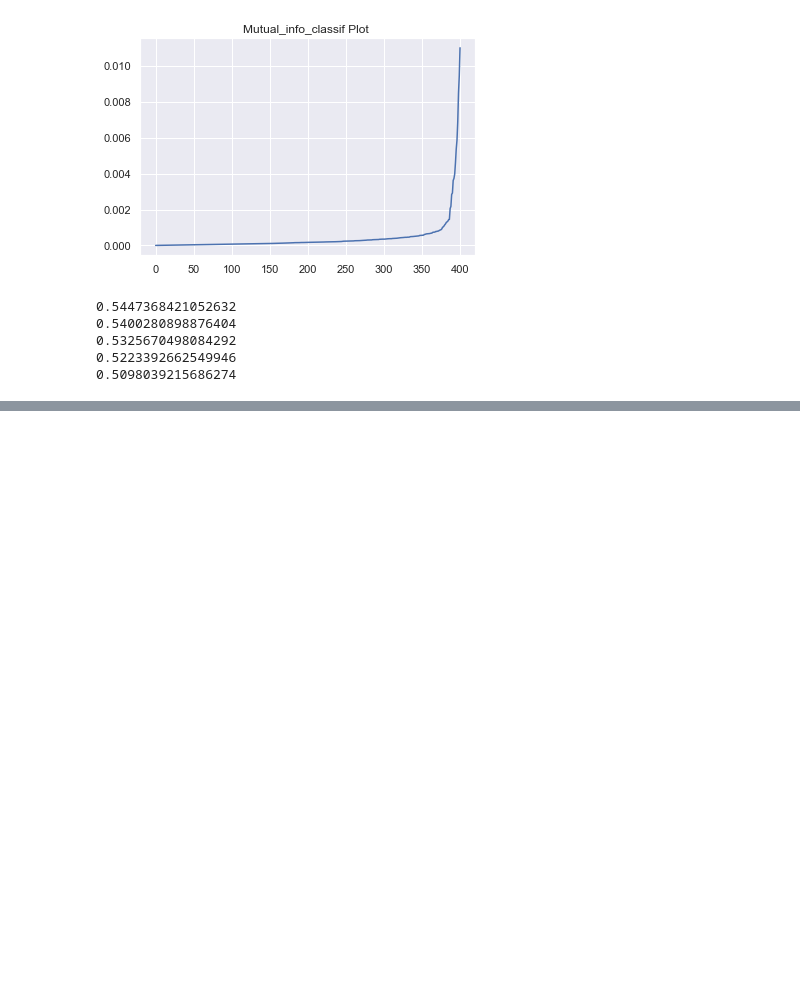
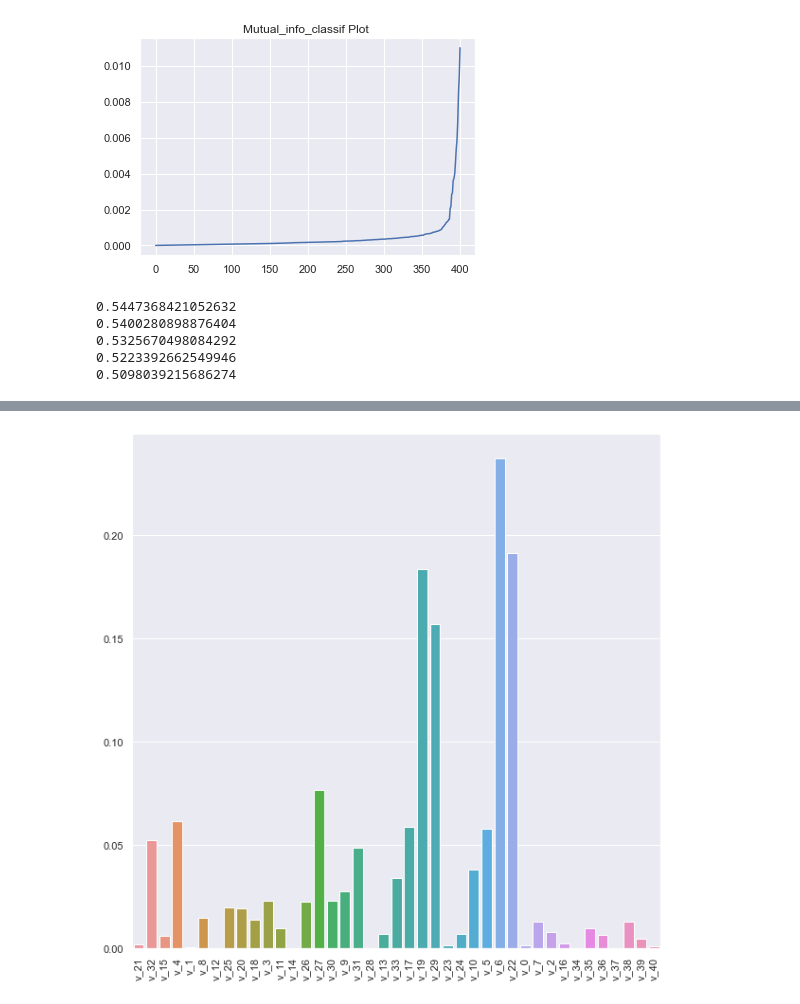
Before and after one commit to risan-raja/sdpiit, a Jupyter notebook: notebooks/EDA.ipynb, the cells around one changed output, grey strips where cells are left out. Saved outputs shown, nothing was run; the diff lists cells and outputs as text; code cells hidden in the pictures; blank space fills up the shorter version.

Commit message:
mutual_info

```diff
--- a/notebooks/EDA.ipynb
+++ b/notebooks/EDA.ipynb
@@ -836,0 +882,12 @@ fi.sort()
+# %%
+f_set = data.drop(['label'], axis=1)
+target = data.label
+mic_target = mutual_info_classif(f_set, target, n_neighbors=10, random_state=42)
+m_info_fvt = dict(zip(f_set, mic_target))
+# %%
+plt.figure(figsize=(10,10))
+
+plt.xticks(rotation=90)
+fig = sns.barplot(x=list(f_set.columns), y= list(m_info_fvt.values()), )
+# %% [output]
+[figure, added]
```
Also changed, not shown: parts of 18 cells of this notebook.
